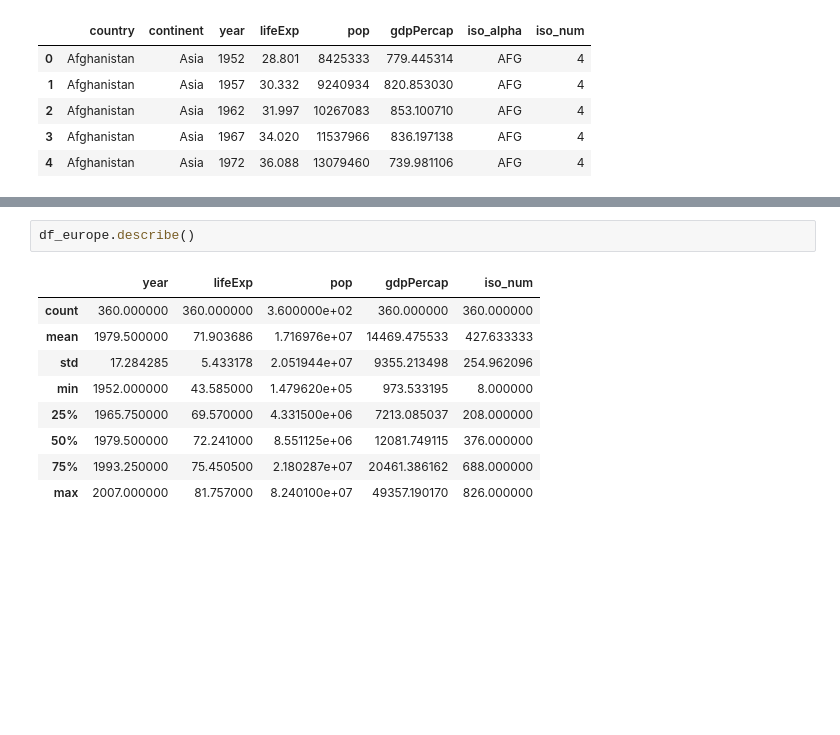
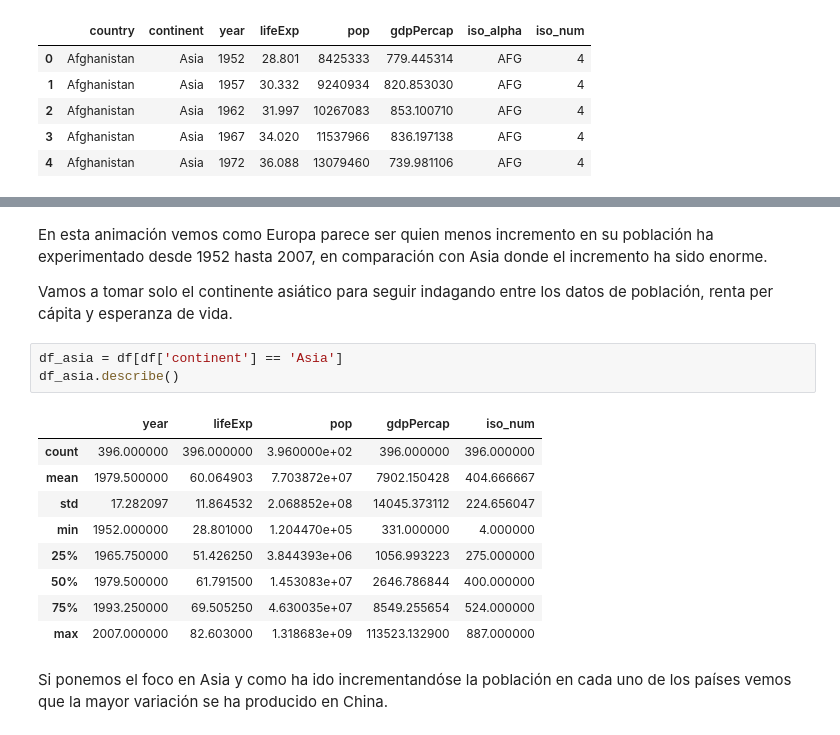
Before and after one commit to patricialuca/visualizacion, a Jupyter notebook: Luengo_Carretero_Patricia_PEC3.ipynb, the cells around one changed output, grey strips where cells are left out. Saved outputs shown, nothing was run; the diff lists cells and outputs as text; blank space fills up the shorter version.

```diff
--- a/Luengo_Carretero_Patricia_PEC3.ipynb
+++ b/Luengo_Carretero_Patricia_PEC3.ipynb
@@ -29,16 +35,23 @@ fig.update_yaxes(title_text='')
 fig.show()
 # %% [output]
 [interactive output not drawn]
-# %%
-df_europe.describe()
-# %% [output]
-|  | year | lifeExp | pop | gdpPercap | iso_num |
-| count | 360.000000 | 360.000000 | 3.600000e+02 | 360.000000 | 360.000000 |
-| mean | 1979.500000 | 71.903686 | 1.716976e+07 | 14469.475533 | 427.633333 |
-| std | 17.284285 | 5.433178 | 2.051944e+07 | 9355.213498 | 254.962096 |
-| min | 1952.000000 | 43.585000 | 1.479620e+05 | 973.533195 | 8.000000 |
-| 25% | 1965.750000 | 69.570000 | 4.331500e+06 | 7213.085037 | 208.000000 |
-| 50% | 1979.500000 | 72.241000 | 8.551125e+06 | 12081.749115 | 376.000000 |
-| 75% | 1993.250000 | 75.450500 | 2.180287e+07 | 20461.386162 | 688.000000 |
-| max | 2007.000000 | 81.757000 | 8.240100e+07 | 49357.190170 | 826.000000 |
+# %% [markdown]
+En esta animación vemos como Europa parece ser quien menos incremento en su población ha experimentado desde 1952 hasta 2007, en comparación con Asia donde el incremento ha sido enorme.
+
+Vamos a tomar solo el continente asiático para seguir indagando entre los datos de población, renta per cápita y esperanza de vida.
+# %%
+df_asia = df[df['continent'] == 'Asia']
+df_asia.describe()
+# %% [output]
+|  | year | lifeExp | pop | gdpPercap | iso_num |
+| count | 396.000000 | 396.000000 | 3.960000e+02 | 396.000000 | 396.000000 |
+| mean | 1979.500000 | 60.064903 | 7.703872e+07 | 7902.150428 | 404.666667 |
+| std | 17.282097 | 11.864532 | 2.068852e+08 | 14045.373112 | 224.656047 |
+| min | 1952.000000 | 28.801000 | 1.204470e+05 | 331.000000 | 4.000000 |
+| 25% | 1965.750000 | 51.426250 | 3.844393e+06 | 1056.993223 | 275.000000 |
+| 50% | 1979.500000 | 61.791500 | 1.453083e+07 | 2646.786844 | 400.000000 |
+| 75% | 1993.250000 | 69.505250 | 4.630035e+07 | 8549.255654 | 524.000000 |
+| max | 2007.000000 | 82.603000 | 1.318683e+09 | 113523.132900 | 887.000000 |
+# %% [markdown]
+Si ponemos el foco en Asia y como ha ido incrementandóse la población en cada uno de los países vemos que la mayor variación se ha producido en China.
 # %%
```
Also changed, not shown: parts of 9 cells of this notebook.
